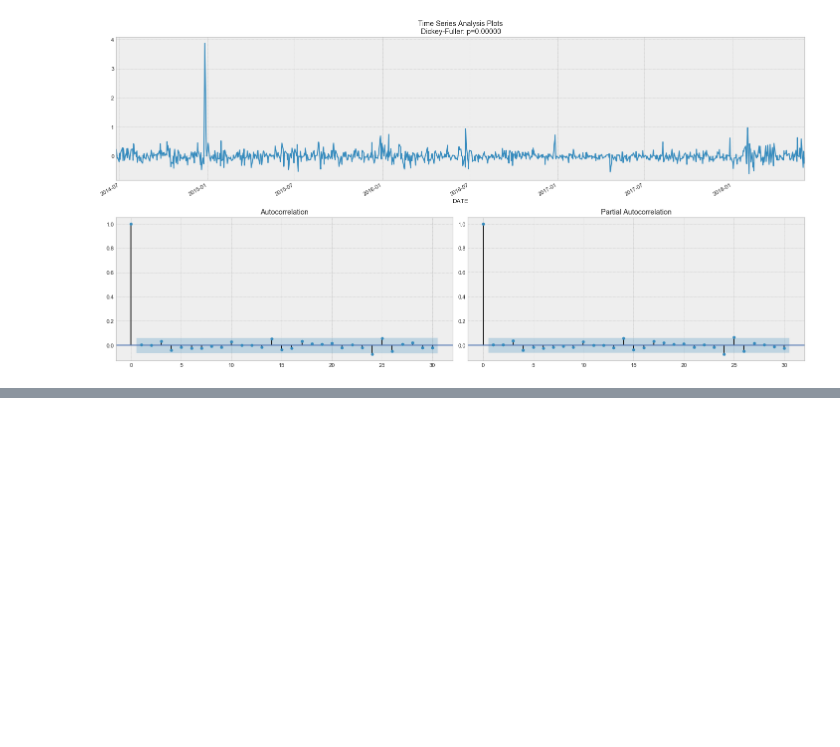
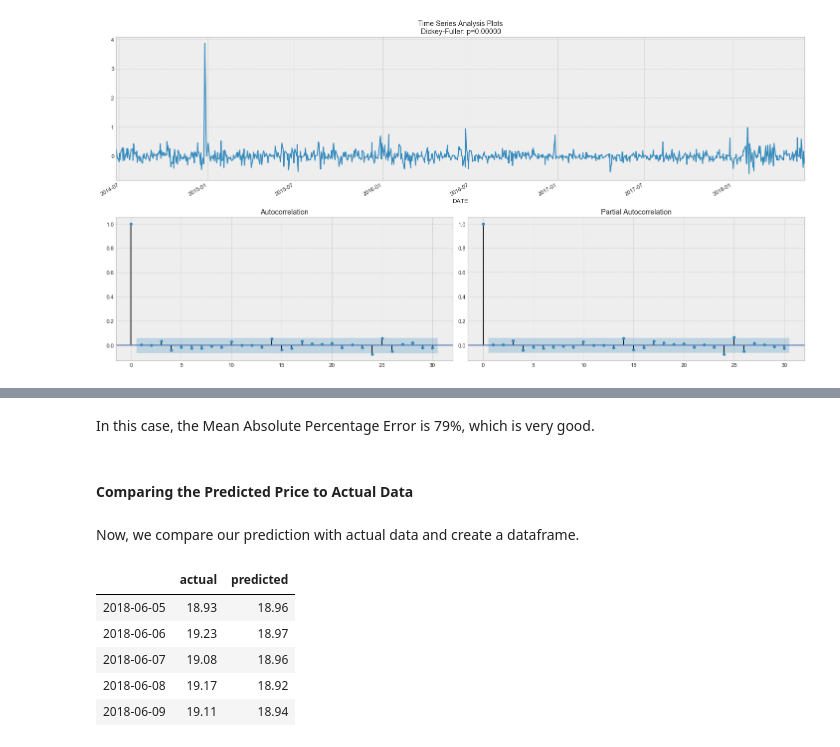
Before and after one commit to lexievu/Stock-Prediction, a Jupyter notebook: Stock Prediction.ipynb, the cells around one changed output, grey strips where cells are left out. Saved outputs shown, nothing was run; the diff lists cells and outputs as text; code cells hidden in the pictures; blank space fills up the shorter version.

```diff
--- a/Stock Prediction.ipynb
+++ b/Stock Prediction.ipynb
@@ -291,0 +430,18 @@ tsplot(data_diff[1:], lags=30)
+# %% [markdown]
+In this case, the Mean Absolute Percentage Error is 79%, which is very good.
+# %% [markdown]
+#### Comparing the Predicted Price to Actual Data
+# %% [markdown]
+Now, we compare our prediction with actual data and create a dataframe.
+# %%
+comparison = pd.DataFrame({'actual': [18.93, 19.23, 19.08, 19.17, 19.11, 19.12],
+                          'predicted': [18.96, 18.97, 18.96, 18.92, 18.94, 18.92]},
+                          index = pd.date_range(start='2018-06-05', periods=6,))
+comparison.head()
+# %% [output]
+|  | actual | predicted |
+| 2018-06-05 | 18.93 | 18.96 |
+| 2018-06-06 | 19.23 | 18.97 |
+| 2018-06-07 | 19.08 | 18.96 |
+| 2018-06-08 | 19.17 | 18.92 |
+| 2018-06-09 | 19.11 | 18.94 |
```
Also changed, not shown: parts of 23 cells of this notebook, 2 other files.
